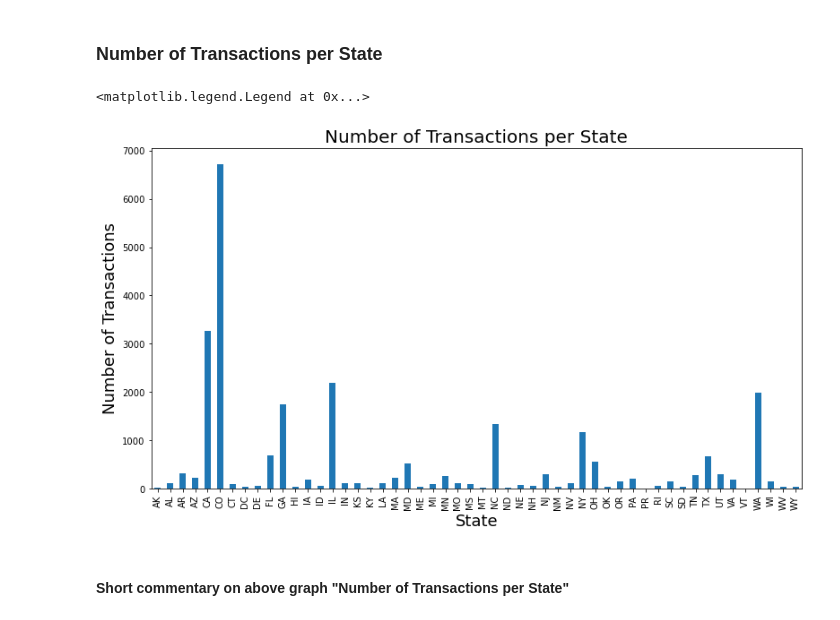
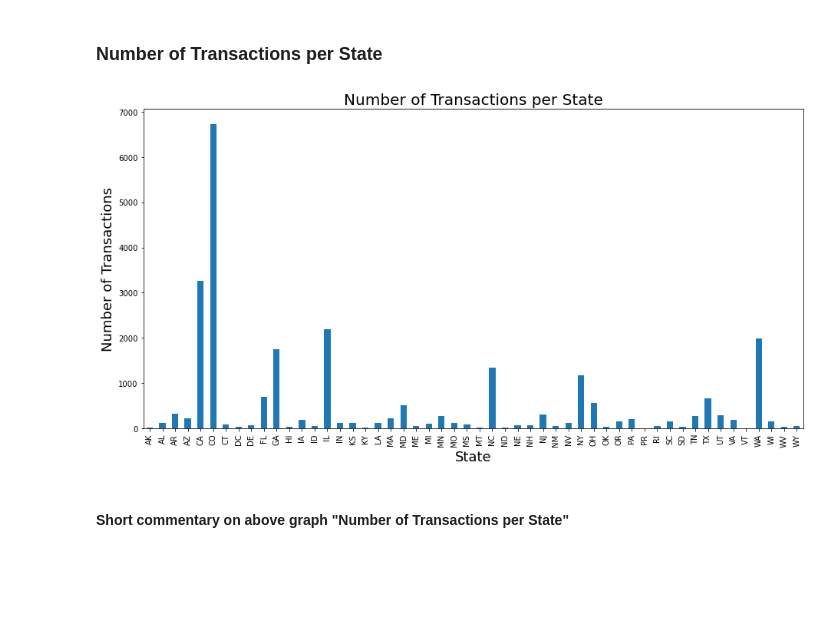
Before and after one commit to fariha23/recommendation_system_creditcard, a Jupyter notebook: notebooks/EDA.ipynb, the cells around one changed output. Cells and saved outputs as stored; diff of their text form; code cells hidden in the pictures; blank space fills up the shorter version.

```diff
--- a/notebooks/EDA.ipynb
+++ b/notebooks/EDA.ipynb
@@ -423,16 +400,18 @@ memory usage: 5.2+ MB
 # %% [markdown]
 ### Number of Transactions per State
 # %%
+fig = plt.figure()
 df_state=df.groupby(['state'])['state'].count()
 df_state.plot.bar(figsize=(13,7))
 
 plt.title('Number of Transactions per State', fontsize=20)
 plt.xlabel("State", fontsize=18)
 plt.ylabel("Number of Transactions", fontsize=18)
 plt.legend('', frameon=False)
+plt.tight_layout()
+fig.savefig('NumofTransactionsPerState.jpg')
 # %% [output]
-<matplotlib.legend.Legend at 0x...>
-[figure, old version]
+[figure, new version]
 # %% [markdown]
 #### Short commentary on above graph "Number of Transactions per State"
 # %% [markdown]
```
Also changed, not shown: parts of 33 cells of this notebook.
